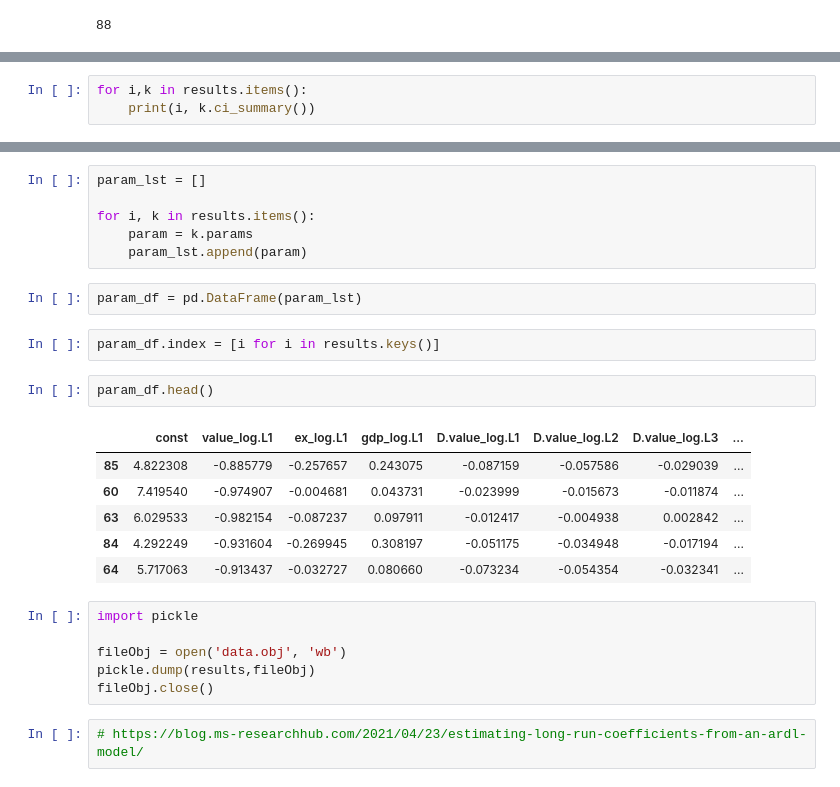
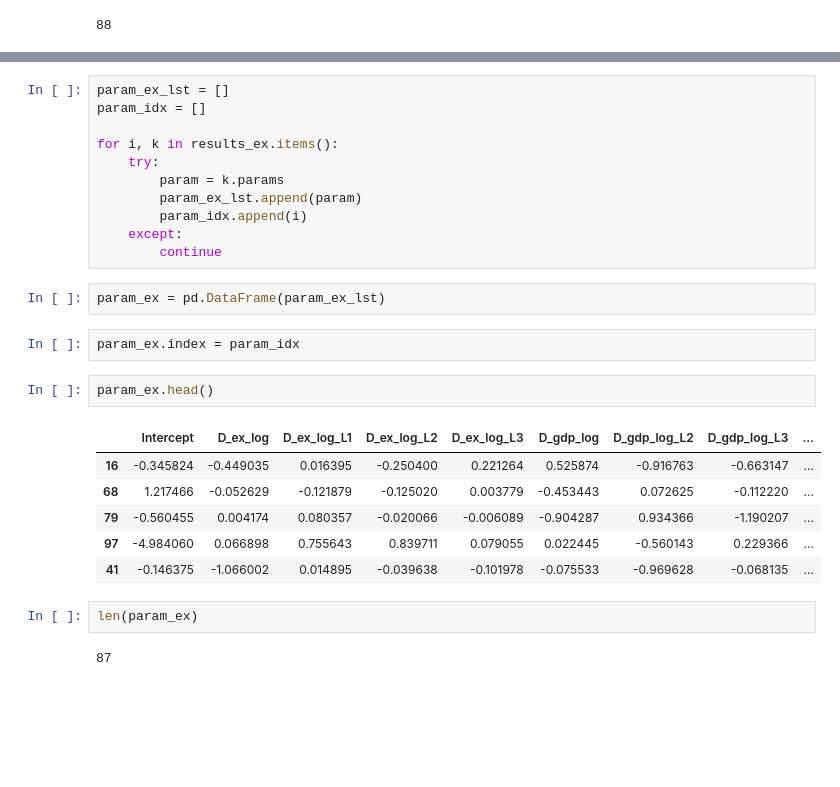
Before and after one commit to macs30123-s23/final-project-ayako, a Jupyter notebook: ARDL_dask.ipynb, the cells around one changed output, grey strips where cells are left out. Cells and saved outputs as stored; diff of their text form; blank space fills up the shorter version.

Commit message:
done ARDL panel

```diff
--- a/ARDL_dask.ipynb
+++ b/ARDL_dask.ipynb
@@ -111,3 +118,0 @@ country           -0.0018      0.000     -6.176      0.000      -0.002      -0.0
-# %%
-for i,k in results.items():
-    print(i, k.ci_summary())
@@ -132,27 +119,28 @@ gdp_log.L1      -0.3355      0.029    -11.706      0.000      -0.392      -0.279
 # %%
-param_lst = []
+param_ex_lst = []
+param_idx = []
 
-for i, k in results.items():
-    param = k.params
-    param_lst.append(param)
+for i, k in results_ex.items():
+    try:
+        param = k.params
+        param_ex_lst.append(param)
+        param_idx.append(i)
+    except:
+        continue
 # %%
-param_df = pd.DataFrame(param_lst)
+param_ex = pd.DataFrame(param_ex_lst)
 # %%
-param_df.index = [i for i in results.keys()]
+param_ex.index = param_idx
 # %%
-param_df.head()
+param_ex.head()
 # %% [output]
-|  | const | value_log.L1 | ex_log.L1 | gdp_log.L1 | D.value_log.L1 | D.value_log.L2 | D.value_log.L3 | ... |
-| 85 | 4.822308 | -0.885779 | -0.257657 | 0.243075 | -0.087159 | -0.057586 | -0.029039 | ... |
-| 60 | 7.419540 | -0.974907 | -0.004681 | 0.043731 | -0.023999 | -0.015673 | -0.011874 | ... |
-| 63 | 6.029533 | -0.982154 | -0.087237 | 0.097911 | -0.012417 | -0.004938 | 0.002842 | ... |
-| 84 | 4.292249 | -0.931604 | -0.269945 | 0.308197 | -0.051175 | -0.034948 | -0.017194 | ... |
-| 64 | 5.717063 | -0.913437 | -0.032727 | 0.080660 | -0.073234 | -0.054354 | -0.032341 | ... |
+|  | Intercept | D_ex_log | D_ex_log_L1 | D_ex_log_L2 | D_ex_log_L3 | D_gdp_log | D_gdp_log_L2 | D_gdp_log_L3 | ... |
+| 16 | -0.345824 | -0.449035 | 0.016395 | -0.250400 | 0.221264 | 0.525874 | -0.916763 | -0.663147 | ... |
+| 68 | 1.217466 | -0.052629 | -0.121879 | -0.125020 | 0.003779 | -0.453443 | 0.072625 | -0.112220 | ... |
+| 79 | -0.560455 | 0.004174 | 0.080357 | -0.020066 | -0.006089 | -0.904287 | 0.934366 | -1.190207 | ... |
+| 97 | -4.984060 | 0.066898 | 0.755643 | 0.839711 | 0.079055 | 0.022445 | -0.560143 | 0.229366 | ... |
+| 41 | -0.146375 | -1.066002 | 0.014895 | -0.039638 | -0.101978 | -0.075533 | -0.969628 | -0.068135 | ... |
-# %%
-import pickle
-
-fileObj = open('data.obj', 'wb')
-pickle.dump(results,fileObj)
-fileObj.close()
-# %%
-# https://blog.ms-researchhub.com/2021/04/23/estimating-long-run-coefficients-from-an-ardl-model/
+# %%
+len(param_ex)
+# %% [output]
+87
```
Also changed, not shown: parts of 38 cells of this notebook, 5 other files.
